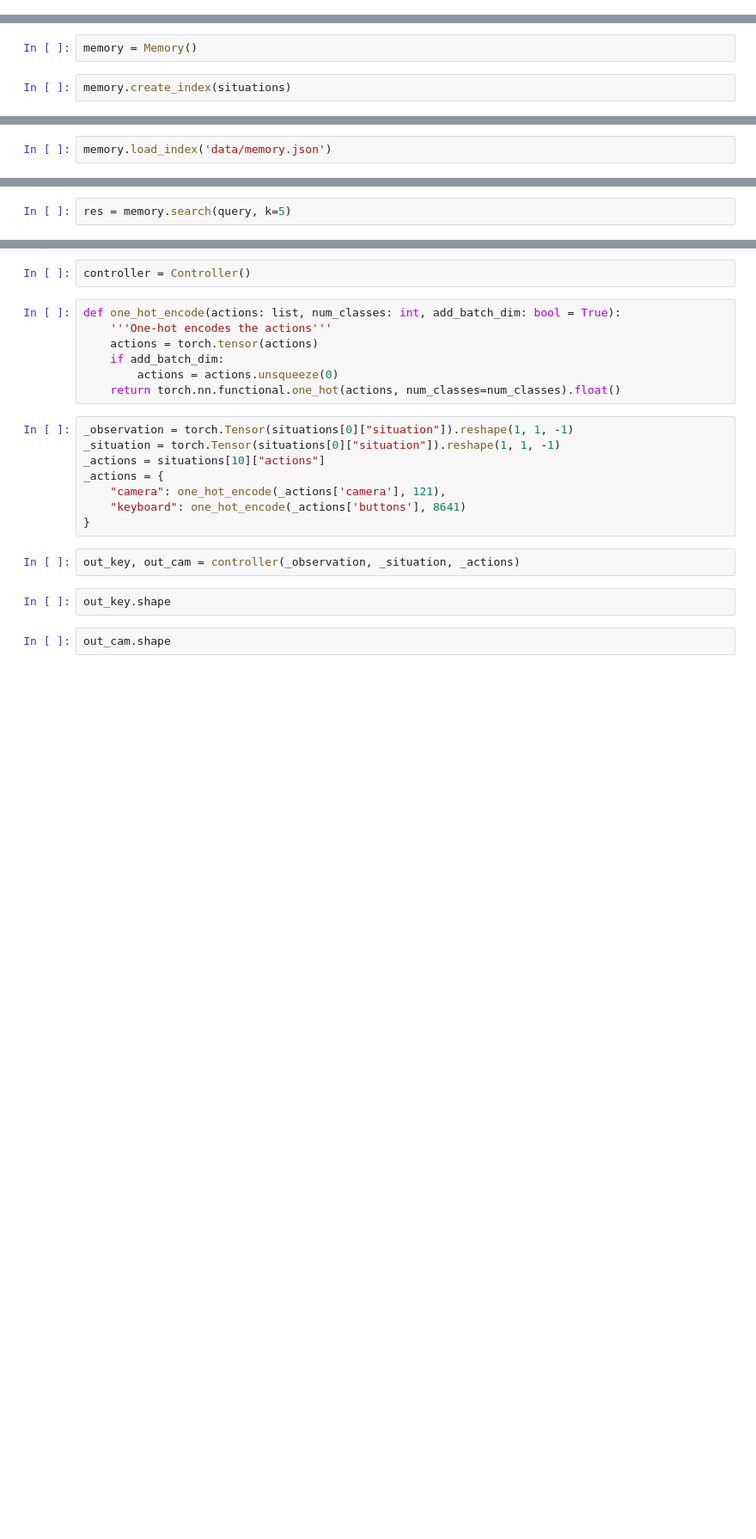
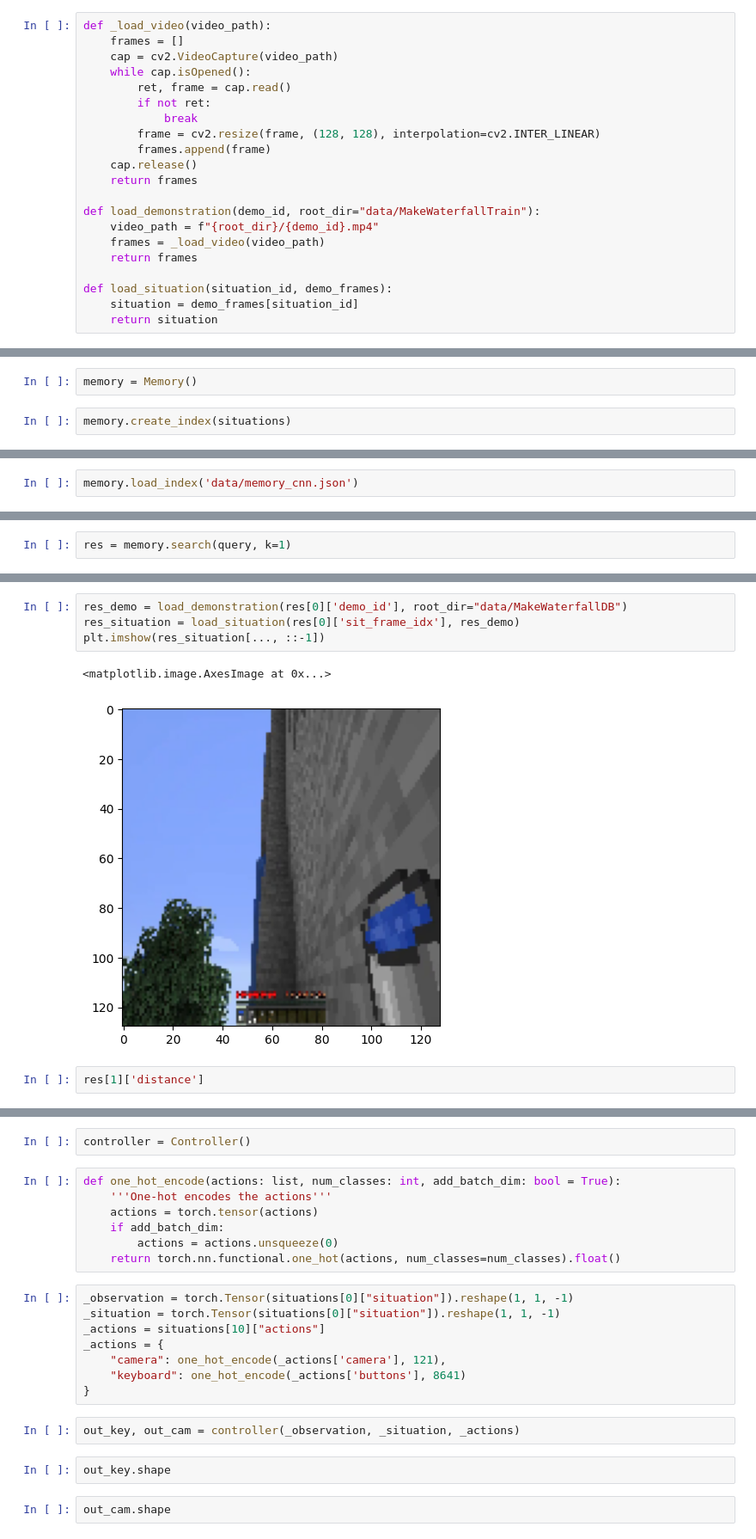
Before and after one commit to nerdimite/rebeca, a Jupyter notebook: rebeca/Scratchpad_Test.ipynb, the cells around one changed output, grey strips where cells are left out. Shown: that part at 86% size. Cells and saved outputs as stored; diff of their text form; blank space fills up the shorter version.

```diff
--- a/rebeca/Scratchpad_Test.ipynb
+++ b/rebeca/Scratchpad_Test.ipynb
@@ -51,3 +35,24 @@ pinecone.create_index("example-index", dimension=1024)
+# %%
+def _load_video(video_path):
+    frames = []
+    cap = cv2.VideoCapture(video_path)
+    while cap.isOpened():
+        ret, frame = cap.read()
+        if not ret:
+            break
+        frame = cv2.resize(frame, (128, 128), interpolation=cv2.INTER_LINEAR)
+        frames.append(frame)
+    cap.release()
+    return frames
+
+def load_demonstration(demo_id, root_dir="data/MakeWaterfallTrain"):
+    video_path = f"{root_dir}/{demo_id}.mp4"
+    frames = _load_video(video_path)
+    return frames
+
+def load_situation(situation_id, demo_frames):
+    situation = demo_frames[situation_id]
+    return situation
 # %%
 import pickle
 # %%
@@ -71,2 +67,2 @@ array([ 2.3652894 , -0.2765258 , -0.38082844, ..., -0.13958964,
 # %%
-memory.load_index('data/memory.json')
+memory.load_index('data/memory_cnn.json')
@@ -80,2 +75,2 @@ array([0.6709915, 0.764151 , 0.4909567, ..., 0.8503056, 1.1980915,
 # %%
-res = memory.search(query, k=5)
+res = memory.search(query, k=1)
@@ -82,2 +81,11 @@ res = memory.search(query, k=5)
+# %%
+res_demo = load_demonstration(res[0]['demo_id'], root_dir="data/MakeWaterfallDB")
+res_situation = load_situation(res[0]['sit_frame_idx'], res_demo)
+plt.imshow(res_situation[..., ::-1])
+# %% [output]
+<matplotlib.image.AxesImage at 0x...>
+[figure, added]
+# %%
+res[1]['distance']
 # %%
 Image.fromarray(demonstrations[0]["video"][res[0]["sit_frame_idx"]][..., ::-1])
```
Also changed, not shown: parts of 20 cells of this notebook, 3 other files.
